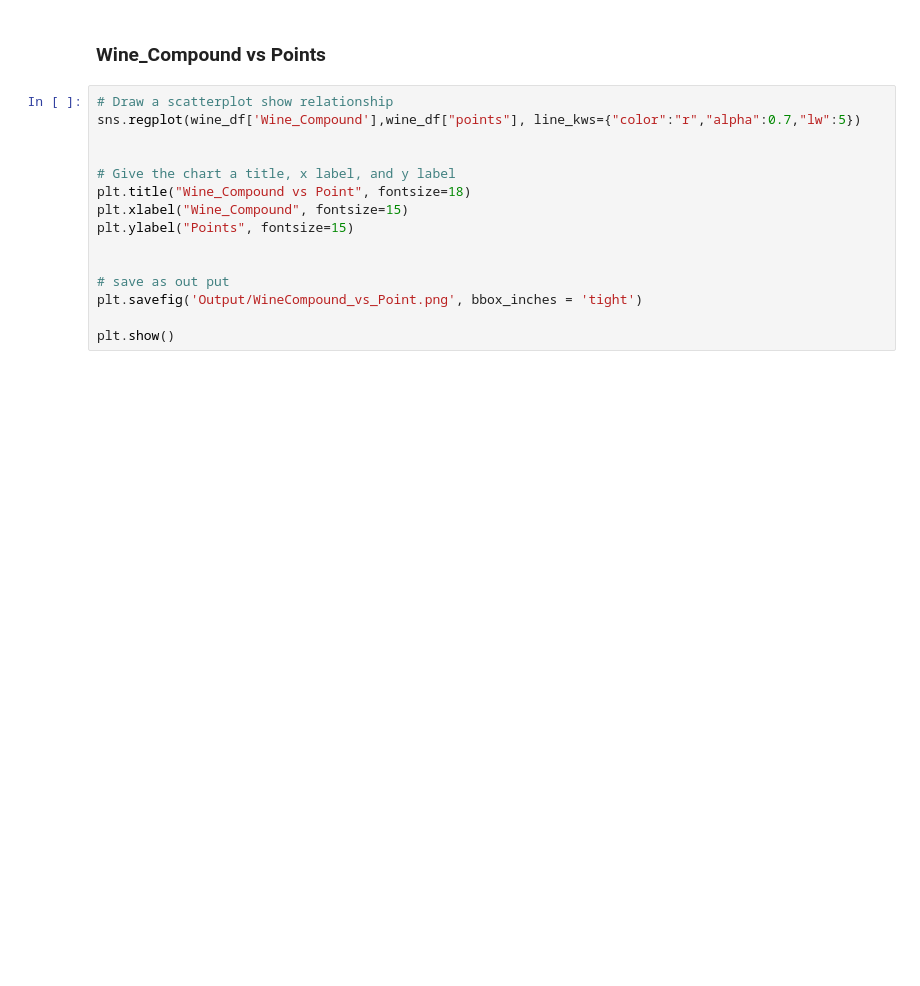
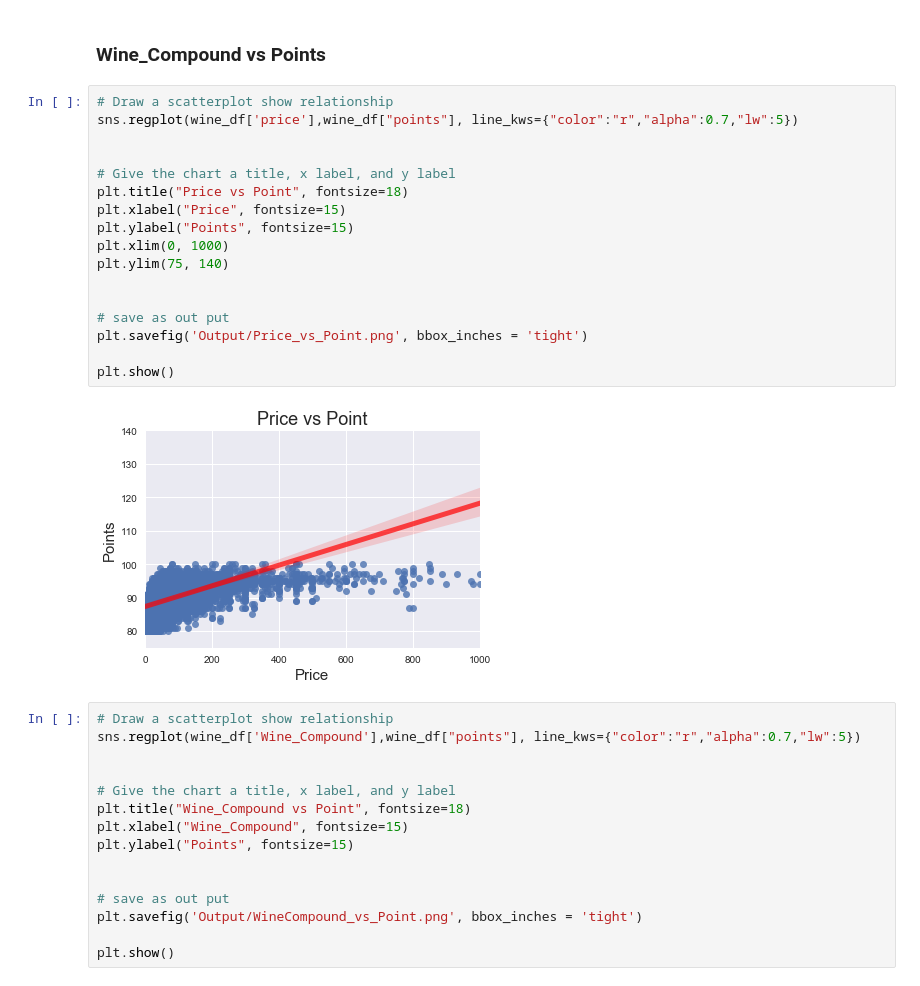
Before and after one commit to sun76779/WineProject, a Jupyter notebook: 3. Twitter & Sentiment Analysis.ipynb, the cells around one changed output. Cells and saved outputs as stored; diff of their text form; blank space fills up the shorter version.

```diff
--- a/Twitter & Sentiment Analysis.ipynb
+++ b/3. Twitter & Sentiment Analysis.ipynb
@@ -187,6 +187,25 @@ plt.show()
 [figure]
 # %% [markdown]
 ### Wine_Compound vs Points
+# %%
+# Draw a scatterplot show relationship
+sns.regplot(wine_df['price'],wine_df["points"], line_kws={"color":"r","alpha":0.7,"lw":5})
+
+
+# Give the chart a title, x label, and y label
+plt.title("Price vs Point", fontsize=18)
+plt.xlabel("Price", fontsize=15)
+plt.ylabel("Points", fontsize=15)
+plt.xlim(0, 1000)
+plt.ylim(75, 140)
+
+
+# save as out put
+plt.savefig('Output/Price_vs_Point.png', bbox_inches = 'tight')
+
+plt.show()
+# %% [output]
+[figure, added]
 # %%
 # Draw a scatterplot show relationship
 sns.regplot(wine_df['Wine_Compound'],wine_df["points"], line_kws={"color":"r","alpha":0.7,"lw":5})
```
Also changed, not shown: parts of 3 cells of this notebook, 5 other files.
